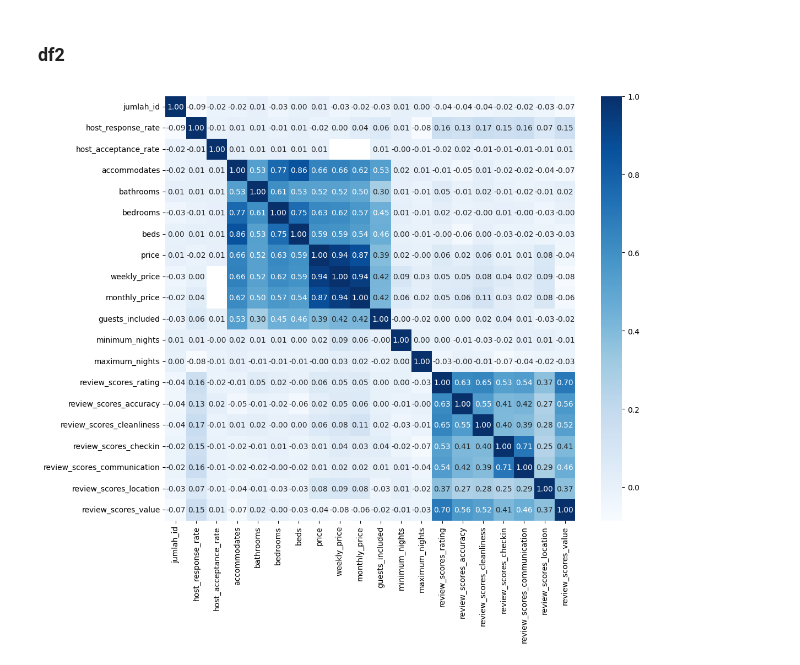
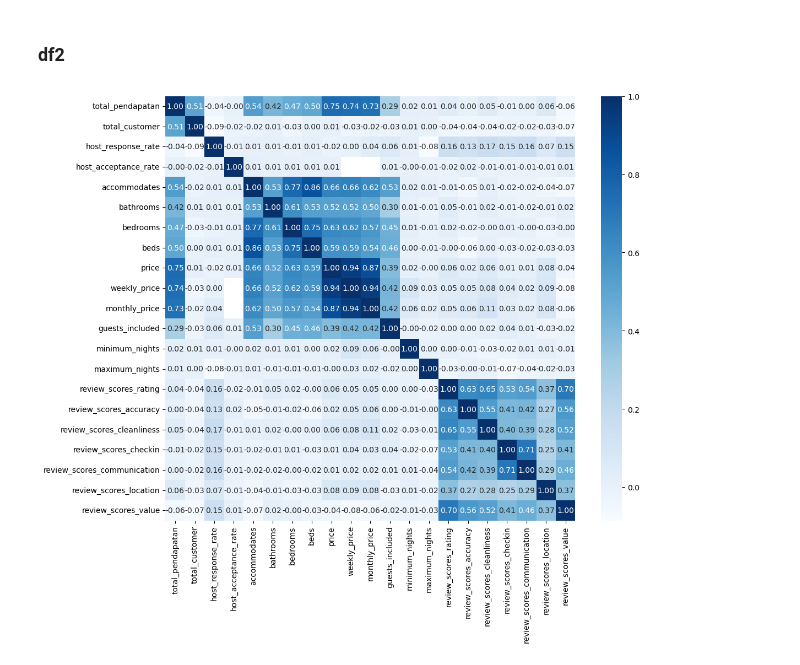
Before and after one commit to Podjan/ResNet2, a Jupyter notebook: Coding2.ipynb, the cells around one changed output. Drawn from its saved outputs; the diff is of its cells as text; code cells hidden in the pictures.

```diff
--- a/Coding2.ipynb
+++ b/Coding2.ipynb
@@ -214,5 +214,5 @@ Data columns (total 36 columns):
 dtypes: float64(15), int64(5), object(16)
 memory usage: 1.0+ MB
 # %%
-dfcg2 = dfcg [['listing_id', 'jumlah_id']]
+df1g2 = df1g [['listing_id', 'pendapatan_per_bulan','jumlah_customer']]
 # %%
@@ -234,3 +234,5 @@ dfcg2
 # %%
-dfcg3 = dfcg2.groupby(['listing_id']).agg(jumlah_id=('jumlah_id', 'sum')).reset_index()
+df1g3 = df1g2.groupby(['listing_id']).agg(
+    total_pendapatan=('pendapatan_per_bulan', 'sum'),
+    total_customer=('jumlah_customer', 'sum')).reset_index()
 # %%
@@ -252,5 +254,5 @@ dfcg3
 # %%
 # Menggabungkan dfcg3 dan dfl2 berdasarkan 'listing_id dengan tujuan memembuat kolom jumlah_id di dataset listing
-dfl3 = pd.merge(dfcg3, dfl2, on='listing_id', how='left')
+dfl3 = pd.merge(df1g3, dfl2, on='listing_id', how='left')
 dfl3.head()
 # %% [output]
@@ -554,7 +581,7 @@ plt.show()
 ### df1
 # %%
 # Memilih hanya kolom numerik dari nums1
-numeric_df = df1[['tahun', 'bulan_num', 'median_price', 'jumlah_id']]
+numeric_df = df1[['bulan_num', 'pendapatan', 'tahun']]
 
 # Membuat heatmap
 plt.figure(figsize=(12, 10))
@@ -566,11 +593,11 @@ plt.show()
 ### df2
 # %%
 # Memilih hanya kolom numerik dari nums1
-numeric_df = df2[['jumlah_id', 'host_response_rate', 'host_acceptance_rate', 'accommodates', 'bathrooms', 'bedrooms', 'beds', 'price', 'weekly_price', 'monthly_price', 'guests_included', 'minimum_nights', 'maximum_nights', 'review_scores_rating', 'review_scores_accuracy', 'review_scores_cleanliness', 'review_scores_checkin', 'review_scores_communication', 'review_scores_location', 'review_scores_value']]
+numeric_df = df2[['total_pendapatan', 'total_customer', 'host_response_rate', 'host_acceptance_rate', 'accommodates', 'bathrooms', 'bedrooms', 'beds', 'price', 'weekly_price', 'monthly_price', 'guests_included', 'minimum_nights', 'maximum_nights', 'review_scores_rating', 'review_scores_accuracy', 'review_scores_cleanliness', 'review_scores_checkin', 'review_scores_communication', 'review_scores_location', 'review_scores_value']]
 
 # Membuat heatmap
 plt.figure(figsize=(12, 10))
 sns.heatmap(numeric_df.corr(), cmap='Blues', annot=True, fmt='.2f')
 plt.show()
 # %% [output]
-[figure, old version]
+[figure, new version]
```
Also changed, not shown: parts of 80 cells of this notebook, 11 other files.
